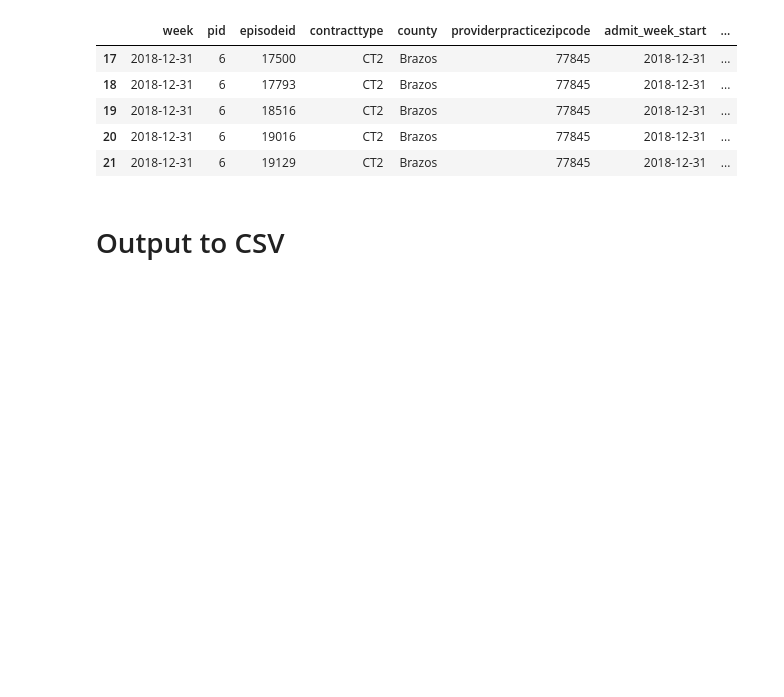
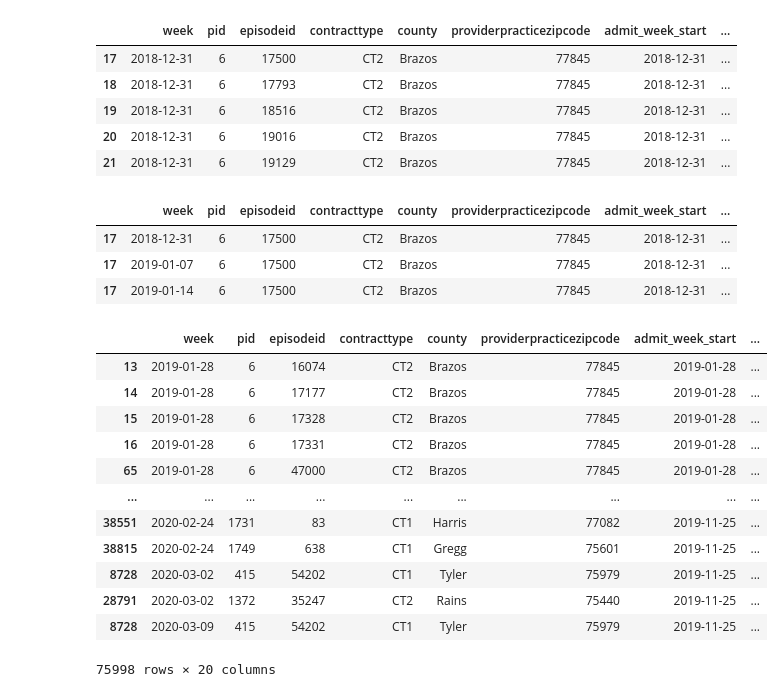
Before and after one commit to alfredprah/ds_case_team_5, a Jupyter notebook: notebooks/10_timeseries_base.ipynb, the cells around one changed output. Cells and saved outputs as stored; diff of their text form; code cells hidden in the pictures; blank space fills up the shorter version.

Commit message:
added episodes < 3 days. Updated 'regular' logic to not be in parallel with admit tasks

```diff
--- a/notebooks/10_timeseries_base.ipynb
+++ b/notebooks/10_timeseries_base.ipynb
@@ -183,6 +193,7 @@ df_columns_keep = [
     'providerpracticezipcode',
     'admit_week_start',
     'discharge_week_start',
+    'first_week_regular',
     'len_of_stay',
     'admitdate',
     'dischargedate',
@@ -379,7 +390,7 @@ df_timeseries['admit'] = np.where(
 
 
 '''
-2. Weekly Work (Full Week)
+2a. Weekly Work (Full Week)
 
 Set 'regular' factor to 1
 
@@ -393,6 +404,20 @@ df_timeseries['regular'] = np.where(
     1,
     df_timeseries['regular']
 )
+
+'''
+2b. Weekly Work (Not Full Week - Remaining Admit Tasks)
+'''
+df_timeseries['regular'] = np.where(
+    (
+        (df_timeseries['week'] != df_timeseries['admit_week_start']) &
+        (df_timeseries['admit_week_start'] != df_timeseries['discharge_week_start']) &
+        (df_timeseries['admit_week_days'] < 3)
+    ),
+    (7 - (3 - df_timeseries['admit_week_days'])) / 7,
+    df_timeseries['regular']
+)
+
 
 
 '''
@@ -559,6 +584,13 @@ df_timeseries['regular'] = np.where(
     df_timeseries['regular'] + (7-df_timeseries['discharge_plus_admit']) / 7,
     df_timeseries['regular']
 )
+# %%
+# If in SNF < 3 days, removing 'regular' work
+df_timeseries['regular'] = np.where(
+    (df_timeseries['len_of_stay'] < 3),
+    0,
+    df_timeseries['regular']
+)
 # %%
 # Update any NAs to 0 (shouldn't be any for regular, but doing just in case)
 df_timeseries.loc[df_timeseries['admit'].isna(), 'admit'] = 0
@@ -602,5 +638,3 @@ df_timeseries.head()
 | 19 | 2018-12-31 | 6 | 18516 | CT2 | Brazos | 77845 | 2018-12-31 | ... |
 | 20 | 2018-12-31 | 6 | 19016 | CT2 | Brazos | 77845 | 2018-12-31 | ... |
 | 21 | 2018-12-31 | 6 | 19129 | CT2 | Brazos | 77845 | 2018-12-31 | ... |
-# %% [markdown]
-# Output to CSV
@@ -609,3 +641,23 @@ df_timeseries.to_csv('../data/timeseries_base.csv', index=False)
-# %%
-for zipcode, county in county_update.items():
-    df_timeseries.loc[df_timeseries['providerpracticezipcode'] == zipcode, ['county']] = county
+# %%
+df_timeseries[df_timeseries['episodeid']==17500]
+# %% [output]
+|  | week | pid | episodeid | contracttype | county | providerpracticezipcode | admit_week_start | ... |
+| 17 | 2018-12-31 | 6 | 17500 | CT2 | Brazos | 77845 | 2018-12-31 | ... |
+| 17 | 2019-01-07 | 6 | 17500 | CT2 | Brazos | 77845 | 2018-12-31 | ... |
+| 17 | 2019-01-14 | 6 | 17500 | CT2 | Brazos | 77845 | 2018-12-31 | ... |
+# %%
+df_timeseries[df_timeseries['first_week_regular'] == 0]
+# %% [output]
+|  | week | pid | episodeid | contracttype | county | providerpracticezipcode | admit_week_start | ... |
+| 13 | 2019-01-28 | 6 | 16074 | CT2 | Brazos | 77845 | 2019-01-28 | ... |
+| 14 | 2019-01-28 | 6 | 17177 | CT2 | Brazos | 77845 | 2019-01-28 | ... |
+| 15 | 2019-01-28 | 6 | 17328 | CT2 | Brazos | 77845 | 2019-01-28 | ... |
+| 16 | 2019-01-28 | 6 | 17331 | CT2 | Brazos | 77845 | 2019-01-28 | ... |
+| 65 | 2019-01-28 | 6 | 47000 | CT2 | Brazos | 77845 | 2019-01-28 | ... |
+| ... | ... | ... | ... | ... | ... | ... | ... | ... |
+| 38551 | 2020-02-24 | 1731 | 83 | CT1 | Harris | 77082 | 2019-11-25 | ... |
+| 38815 | 2020-02-24 | 1749 | 638 | CT1 | Gregg | 75601 | 2019-11-25 | ... |
+| 8728 | 2020-03-02 | 415 | 54202 | CT1 | Tyler | 75979 | 2019-11-25 | ... |
+| 28791 | 2020-03-02 | 1372 | 35247 | CT2 | Rains | 75440 | 2019-11-25 | ... |
+| 8728 | 2020-03-09 | 415 | 54202 | CT1 | Tyler | 75979 | 2019-11-25 | ... |
+75998 rows × 20 columns
```
Also changed, not shown: parts of 9 cells of this notebook, 1 other file.
